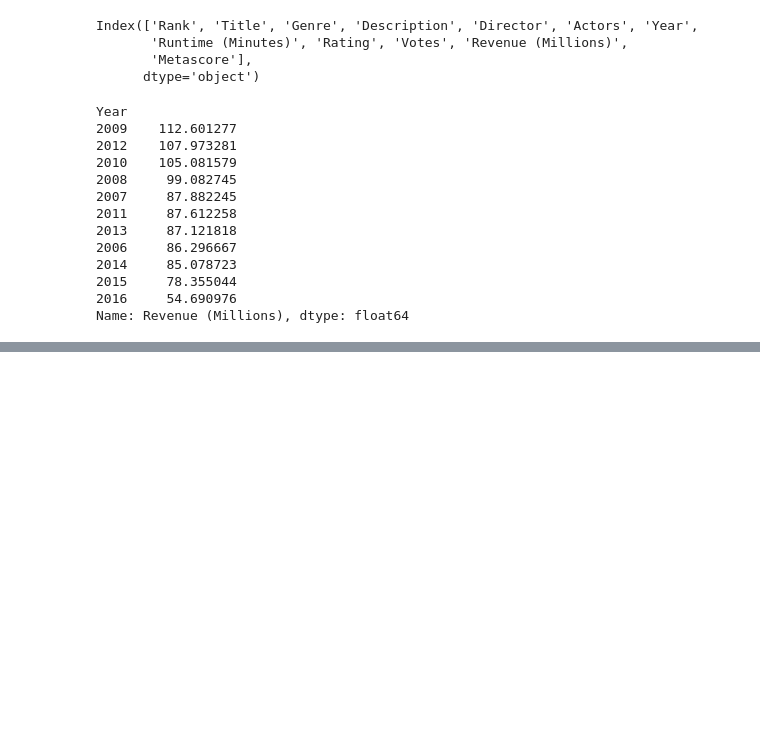
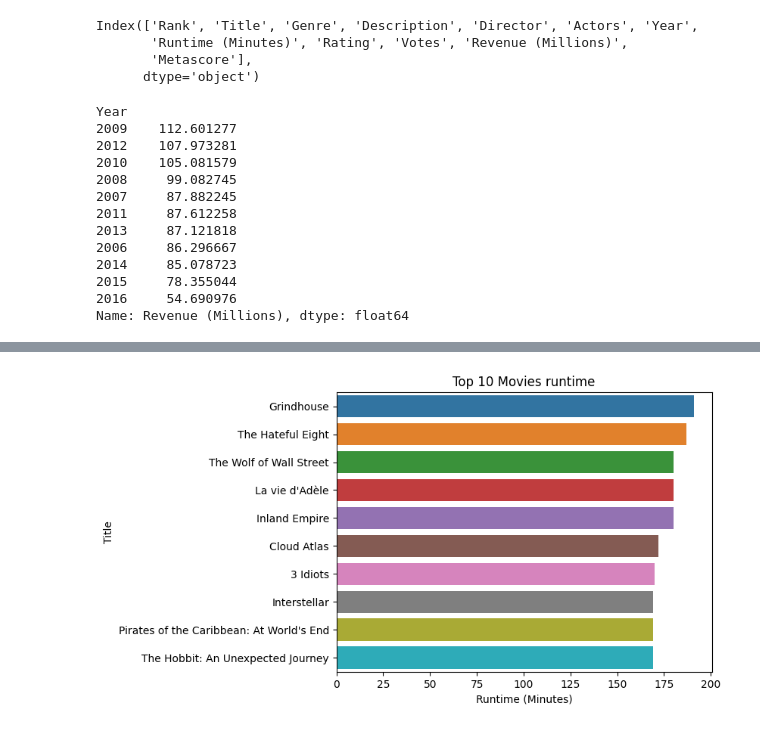
Before and after one commit to RyanLinnane2/Jupyter-Projects, a Jupyter notebook: imdb_dataset_analysis.ipynb, the cells around one changed output, grey strips where cells are left out. Saved outputs shown, nothing was run; the diff lists cells and outputs as text; code cells hidden in the pictures; blank space fills up the shorter version.

Commit message:
Updated data analysis

```diff
--- a/imdb_dataset_analysis.ipynb
+++ b/imdb_dataset_analysis.ipynb
@@ -251,0 +284,3 @@ plt.show()
+# %%
+top_10_len = data.nlargest(10,'Runtime (Minutes)')[['Title', 'Runtime (Minutes)']]\
+.set_index('Title')
@@ -251,0 +302,6 @@ plt.show()
+# %%
+sns.barplot(x = 'Runtime (Minutes)', y = top_10_len.index, data = top_10_len)
+plt.title("Top 10 Movies runtime")
+plt.show()
+# %% [output]
+[figure, added]
```
Also changed, not shown: parts of 16 cells of this notebook.
